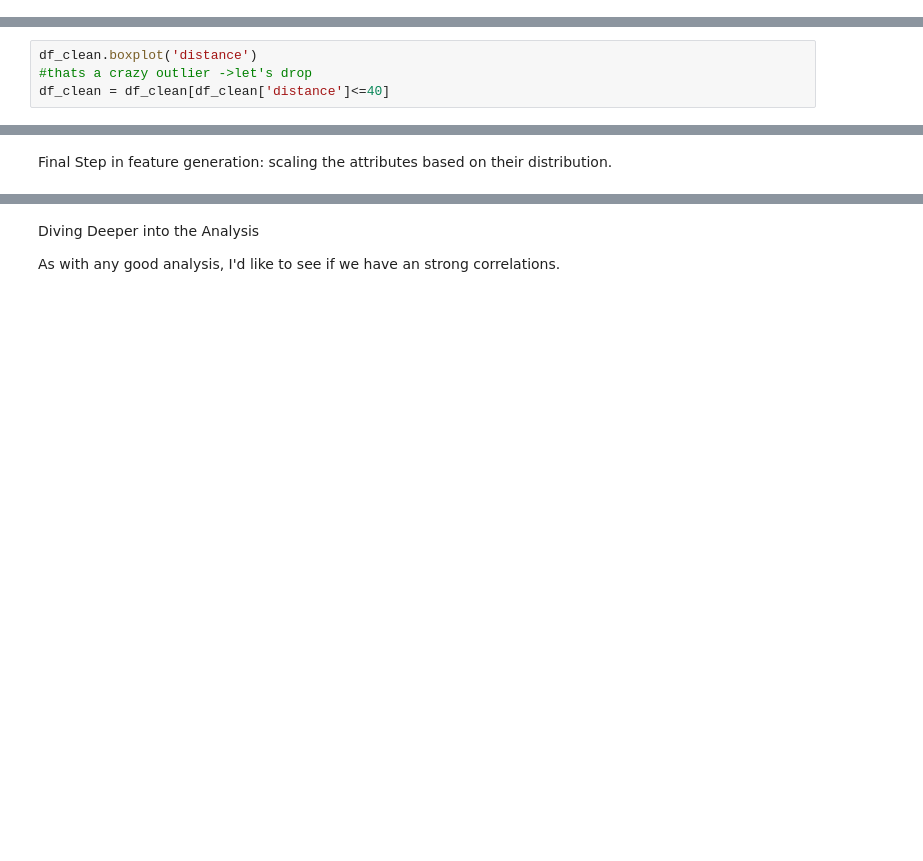
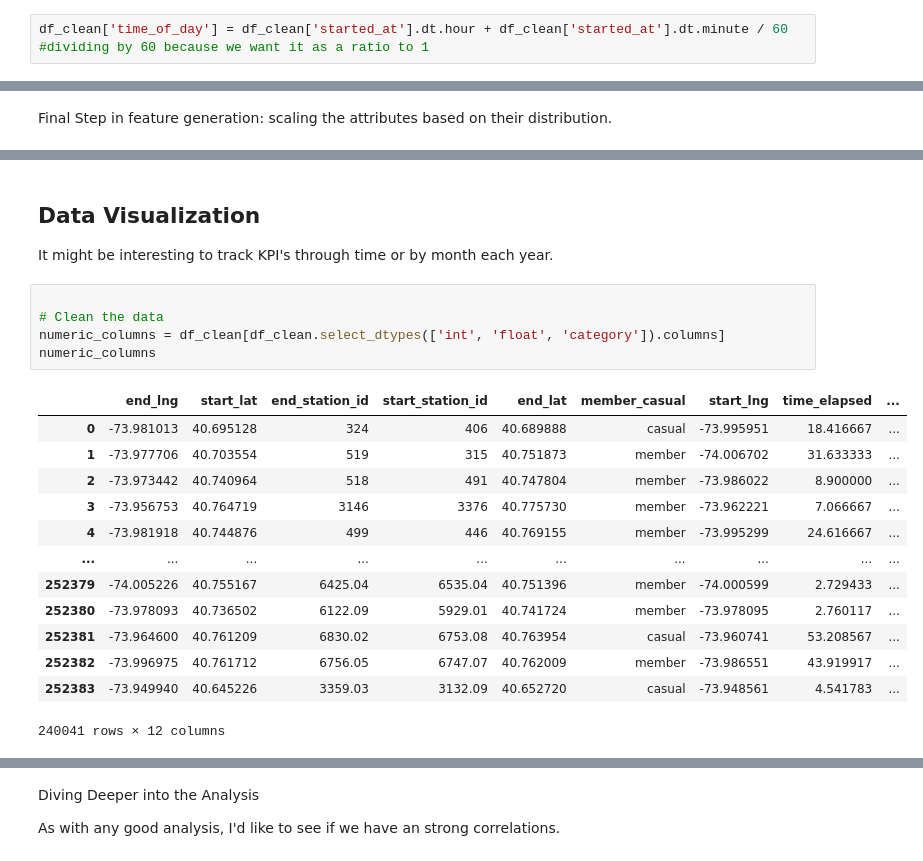
Before and after one commit to rebeccahess22/citibike, a Jupyter notebook: Citibike Data Analysis.ipynb, the cells around one changed output, grey strips where cells are left out. Drawn from its saved outputs; the diff is of its cells as text; blank space fills up the shorter version.

```diff
--- a/Citibike Data Analysis.ipynb
+++ b/Citibike Data Analysis.ipynb
@@ -667,6 +612,4 @@ Name: distance, dtype: float64
+# %%
+df_clean['time_of_day'] = df_clean['started_at'].dt.hour + df_clean['started_at'].dt.minute / 60 #dividing by 60 because we want it as a ratio to 1
 # %% [markdown]
 #### <u> Distance </u>
-# %%
-df_clean.boxplot('distance')
-#thats a crazy outlier ->let's drop
-df_clean = df_clean[df_clean['distance']<=40]
@@ -718 +653,24 @@ memory usage: 17.3 MB
+# %% [markdown]
+## Data Visualization
+
+It might be interesting to track KPI's through time or by month each year.
+# %%
+
+# Clean the data
+numeric_columns = df_clean[df_clean.select_dtypes(['int', 'float', 'category']).columns]
+numeric_columns
+# %% [output]
+|  | end_lng | start_lat | end_station_id | start_station_id | end_lat | member_casual | start_lng | time_elapsed | ... |
+| 0 | -73.981013 | 40.695128 | 324 | 406 | 40.689888 | casual | -73.995951 | 18.416667 | ... |
+| 1 | -73.977706 | 40.703554 | 519 | 315 | 40.751873 | member | -74.006702 | 31.633333 | ... |
+| 2 | -73.973442 | 40.740964 | 518 | 491 | 40.747804 | member | -73.986022 | 8.900000 | ... |
+| 3 | -73.956753 | 40.764719 | 3146 | 3376 | 40.775730 | member | -73.962221 | 7.066667 | ... |
+| 4 | -73.981918 | 40.744876 | 499 | 446 | 40.769155 | member | -73.995299 | 24.616667 | ... |
+| ... | ... | ... | ... | ... | ... | ... | ... | ... | ... |
+| 252379 | -74.005226 | 40.755167 | 6425.04 | 6535.04 | 40.751396 | member | -74.000599 | 2.729433 | ... |
+| 252380 | -73.978093 | 40.736502 | 6122.09 | 5929.01 | 40.741724 | member | -73.978095 | 2.760117 | ... |
+| 252381 | -73.964600 | 40.761209 | 6830.02 | 6753.08 | 40.763954 | casual | -73.960741 | 53.208567 | ... |
+| 252382 | -73.996975 | 40.761712 | 6756.05 | 6747.07 | 40.762009 | member | -73.986551 | 43.919917 | ... |
+| 252383 | -73.949940 | 40.645226 | 3359.03 | 3132.09 | 40.652720 | casual | -73.948561 | 4.541783 | ... |
+240041 rows × 12 columns
 # %%
```
Also changed, not shown: parts of 33 cells of this notebook, 3 other files.
